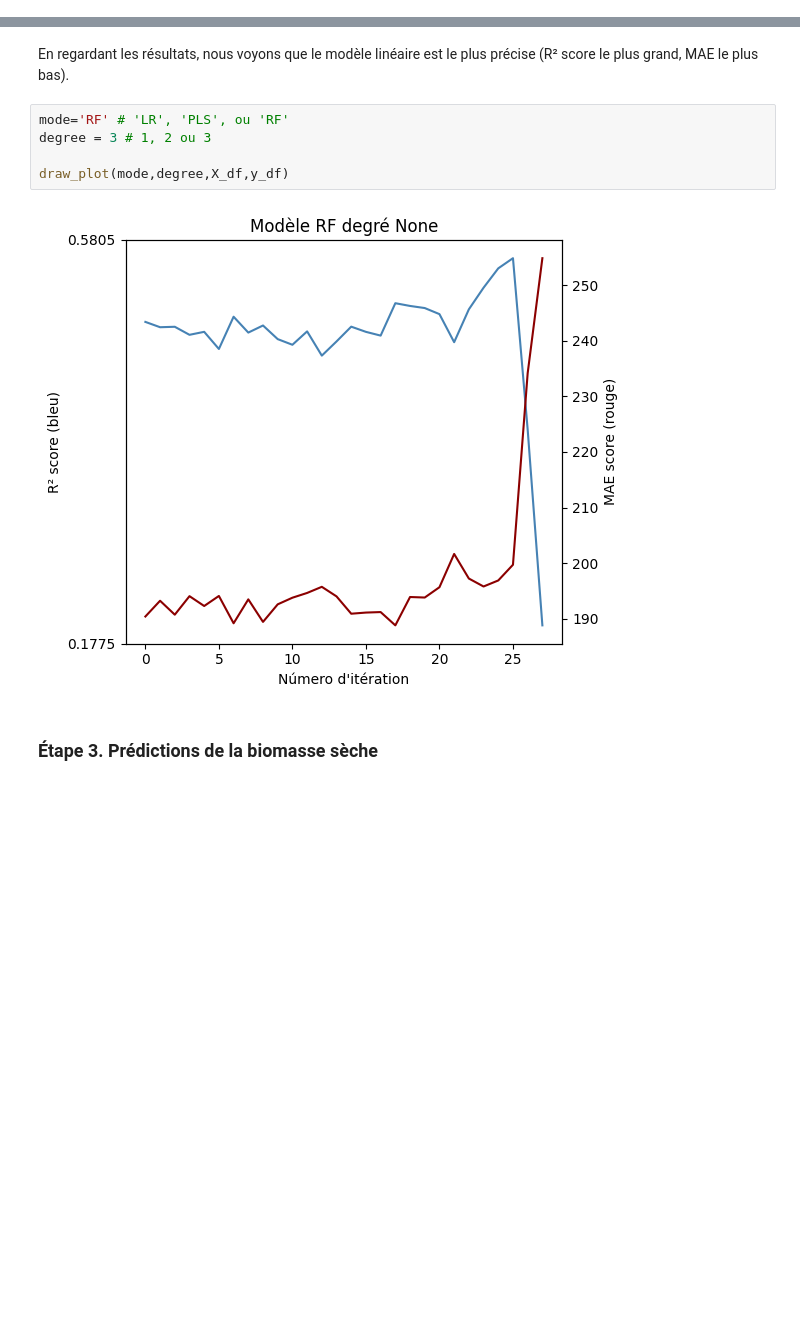
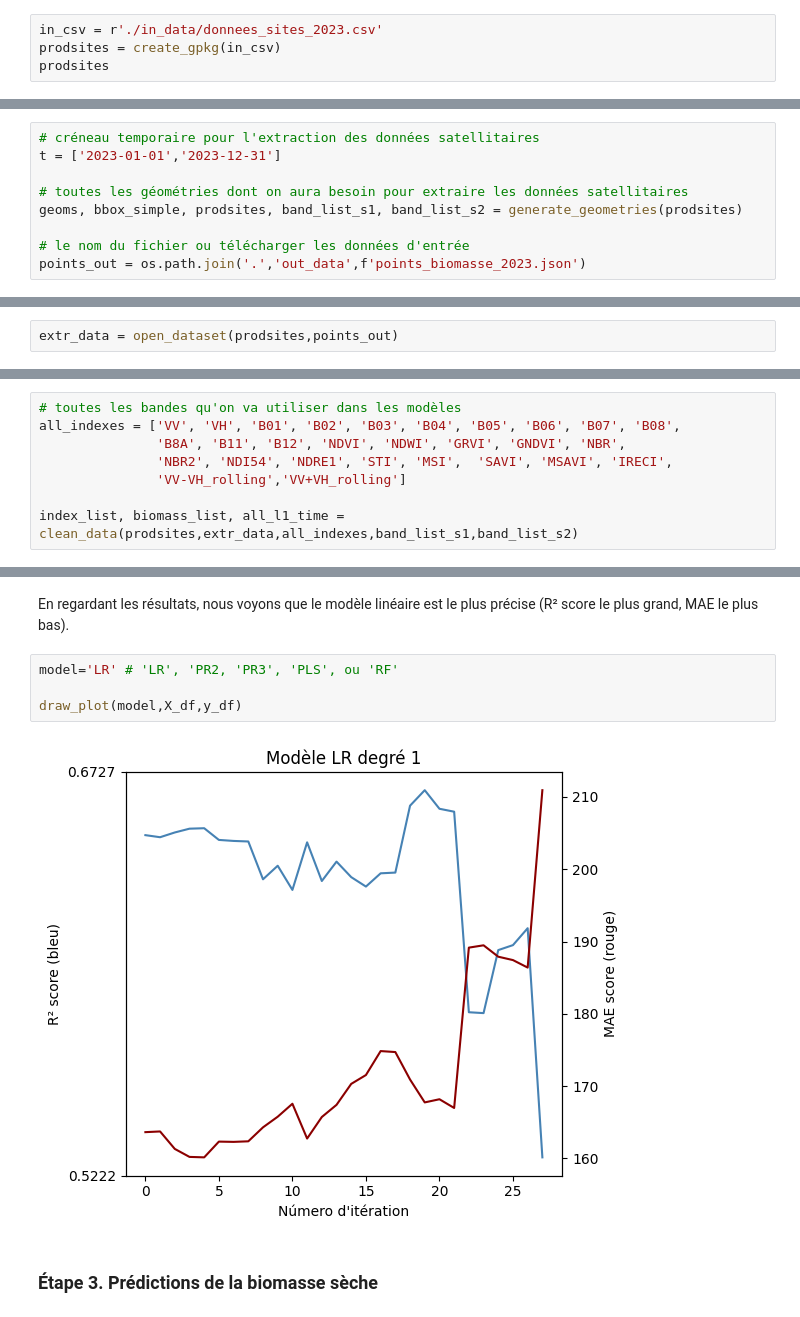
Before and after one commit to gutkinn/REPO-biomasse, a Jupyter notebook: Modele_biomasse_REPO.ipynb, the cells around one changed output, grey strips where cells are left out. Cells and saved outputs as stored; diff of their text form; blank space fills up the shorter version.

```diff
--- a/Modele_biomasse_REPO.ipynb
+++ b/Modele_biomasse_REPO.ipynb
@@ -75,0 +36,4 @@ points_out = os.path.join('.','out_data',f'points_biomasse_tous.json')
+# %%
+in_csv = r'./in_data/donnees_sites_2023.csv'
+prodsites = create_gpkg(in_csv)
+prodsites
@@ -76,3 +54,12 @@ points_out = os.path.join('.','out_data',f'points_biomasse_tous.json')
+# %%
+# créneau temporaire pour l'extraction des données satellitaires
+t = ['2023-01-01','2023-12-31']
+
+# toutes les géométries dont on aura besoin pour extraire les données satellitaires
+geoms, bbox_simple, prodsites, band_list_s1, band_list_s2 = generate_geometries(prodsites)
+
+# le nom du fichier ou télécharger les données d'entrée
+points_out = os.path.join('.','out_data',f'points_biomasse_2023.json')
 # %% [markdown]
 Puis, il faut se connecter au service openEO pour être autorisé à extraire les données satellitaires. Pour créer un compte openEO, suivez les instructions ici : https://docs.openeo.cloud/join/free_trial.html
 # %%
@@ -111,2 +103,4 @@ extr_data.rename(columns=dict_dates,inplace=True)
+# %%
+extr_data = open_dataset(prodsites,points_out)
 # %% [markdown]
 Après le téléchargement, les données satellitaires sont organisées par date (colonne) et placeau central (ligne). Mais pour construire des modèles robusts, c'est mieux de prendre une moyenne de tous les placeaux au niveau de 'Groupe'. Puis, il faut réorganiser les données telles que nous puisons voir la troisieme dimension des données, soit les bandes satellitaires. Dans cette étape nous allons nettoyer les données (supprimer les captures vides - NaN) et calculer les indices végétaux.
@@ -147,3 +107,11 @@ all_l1_time = np.delete(all_l1_time,z_b_o)
+# %%
+# toutes les bandes qu'on va utiliser dans les modèles
+all_indexes = ['VV', 'VH', 'B01', 'B02', 'B03', 'B04', 'B05', 'B06', 'B07', 'B08',
+               'B8A', 'B11', 'B12', 'NDVI', 'NDWI', 'GRVI', 'GNDVI', 'NBR',
+               'NBR2', 'NDI54', 'NDRE1', 'STI', 'MSI',  'SAVI', 'MSAVI', 'IRECI',
+               'VV-VH_rolling','VV+VH_rolling']
+
+index_list, biomass_list, all_l1_time = clean_data(prodsites,extr_data,all_indexes,band_list_s1,band_list_s2)
 # %% [markdown]
 Maintenant, nous avons deux tableaux importants :
  - index_list : un tableau contenant toutes les données des bandes satellitaires et indices
@@ -181,12 +149,11 @@ Bandes restantes : ['B12' 'NDI54' 'IRECI']
 # %% [markdown]
 En regardant les résultats, nous voyons que le modèle linéaire est le plus précise (R² score le plus grand, MAE le plus bas).
 # %%
-mode='RF' # 'LR', 'PLS', ou 'RF'
-degree = 3 # 1, 2 ou 3
+model='LR' # 'LR', 'PR2, 'PR3', 'PLS', ou 'RF'
 
-draw_plot(mode,degree,X_df,y_df)
+draw_plot(model,X_df,y_df)
 # %% [output]
-[figure, old version]
+[figure, new version]
 # %% [markdown]
 ### Étape 3. Prédictions de la biomasse sèche
 # %% [markdown]
```
Also changed, not shown: parts of 16 cells of this notebook, 12 other files.
